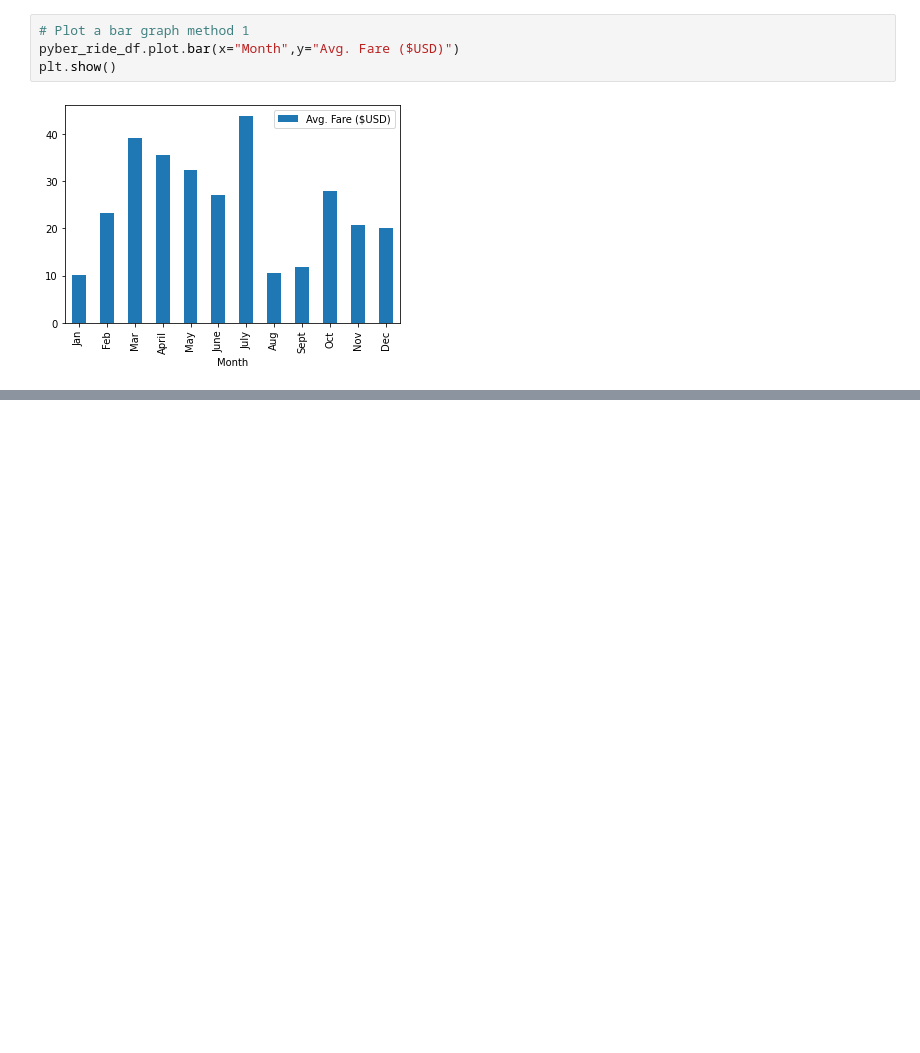
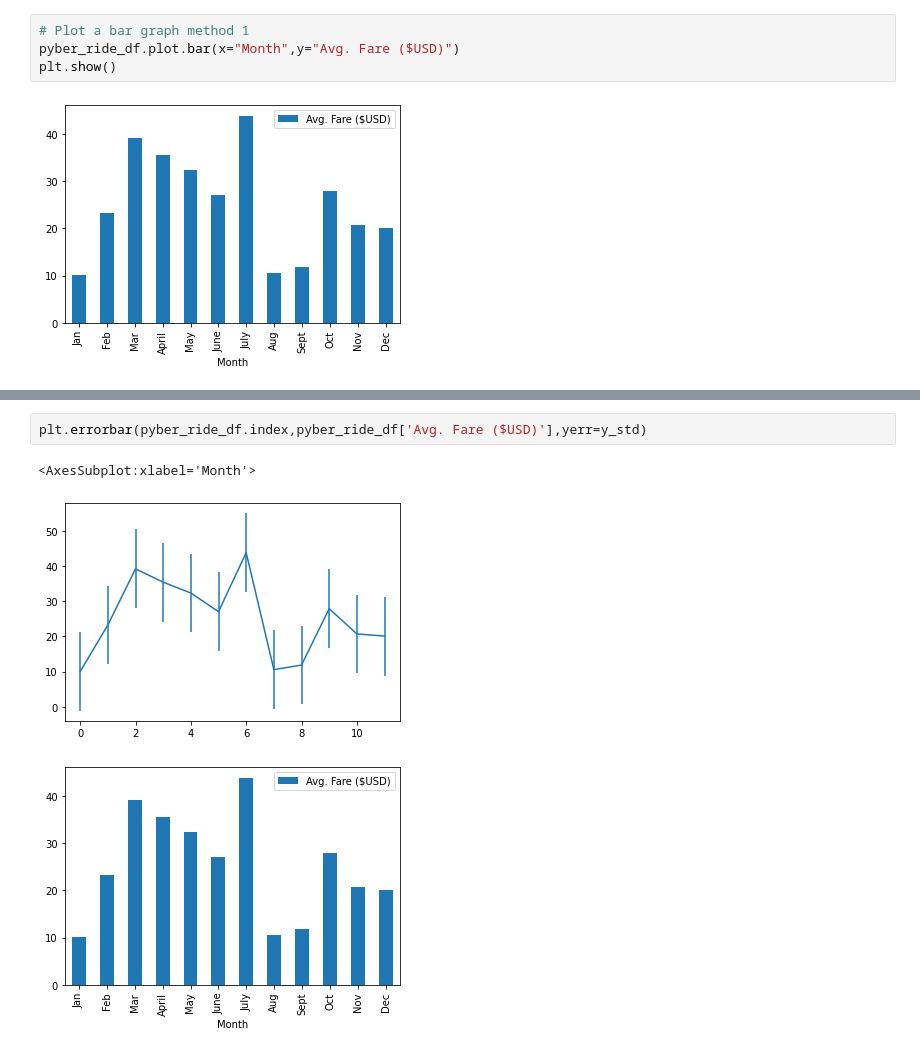
Before and after one commit to Josiebeepboop/PyBer_Analysis, a Jupyter notebook: PyBer_ride_data.ipynb, the cells around one changed output, grey strips where cells are left out. Saved outputs shown, nothing was run; the diff lists cells and outputs as text; blank space fills up the shorter version.

```diff
--- a/PyBer_ride_data.ipynb
+++ b/PyBer_ride_data.ipynb
@@ -58,0 +81,6 @@ SyntaxError: invalid syntax (3444919815.py, line 2)
+# %%
+plt.errorbar(pyber_ride_df.index,pyber_ride_df['Avg. Fare ($USD)'],yerr=y_std)
+# %% [output]
+<AxesSubplot:xlabel='Month'>
+[figure, added]
+[figure, added]
```
Also changed, not shown: parts of 4 cells of this notebook, 4 other files.
